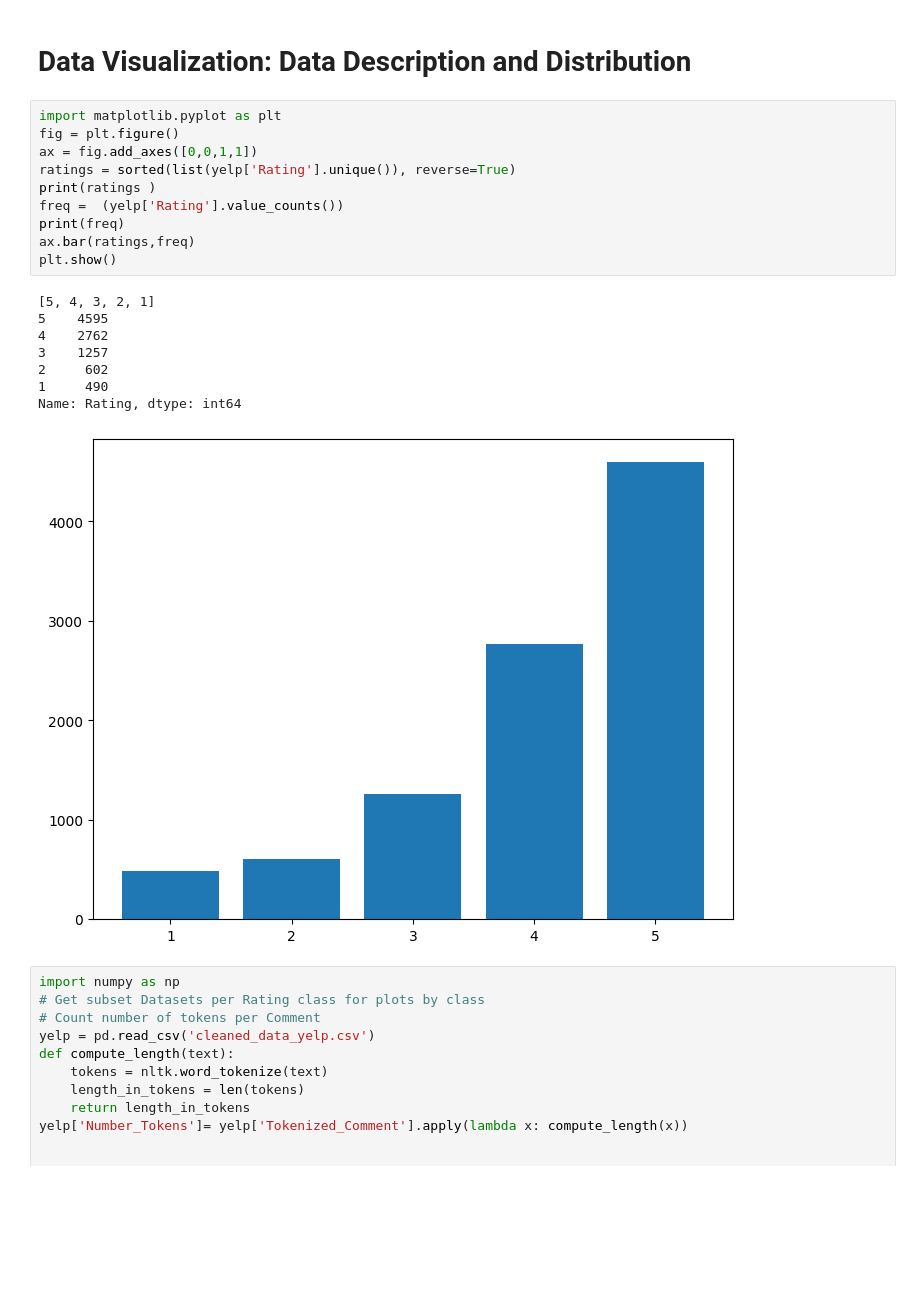
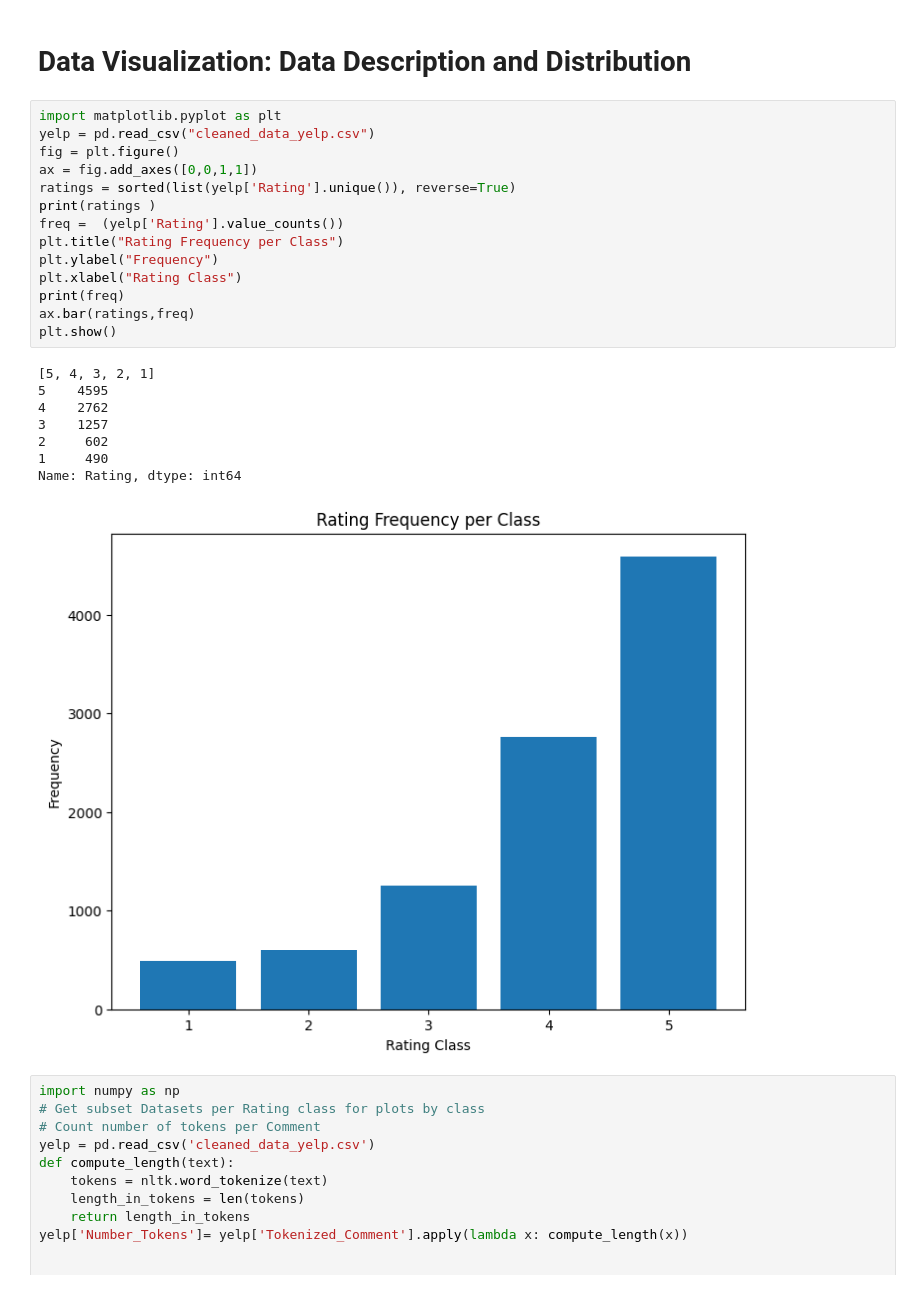
Before and after one commit to anagarlau/yelp-rating-predictor, a Jupyter notebook: 2_text_preprocessing/Data_Cleaning.ipynb, the cells around one changed output. Cells and saved outputs as stored; diff of their text form; blank space fills up the shorter version.

```diff
--- a/2_text_preprocessing/Data_Cleaning.ipynb
+++ b/2_text_preprocessing/Data_Cleaning.ipynb
@@ -215,23 +215,27 @@ Name: Lemmatized_Comment, dtype: object
 # Data Visualization: Data Description and Distribution
 # %%
 import matplotlib.pyplot as plt
+yelp = pd.read_csv("cleaned_data_yelp.csv")
 fig = plt.figure()
 ax = fig.add_axes([0,0,1,1])
 ratings = sorted(list(yelp['Rating'].unique()), reverse=True)
 print(ratings )
 freq =  (yelp['Rating'].value_counts())
+plt.title("Rating Frequency per Class")
+plt.ylabel("Frequency")
+plt.xlabel("Rating Class")
 print(freq)
 ax.bar(ratings,freq)
 plt.show()
 # %% [output]
 [5, 4, 3, 2, 1]
 5    4595
 4    2762
 3    1257
 2     602
 1     490
 Name: Rating, dtype: int64
-[figure, old version]
+[figure, new version]
 # %%
 import numpy as np
 # Get subset Datasets per Rating class for plots by class
```
Also changed, not shown: parts of 1 cell of this notebook, 3 other files.
